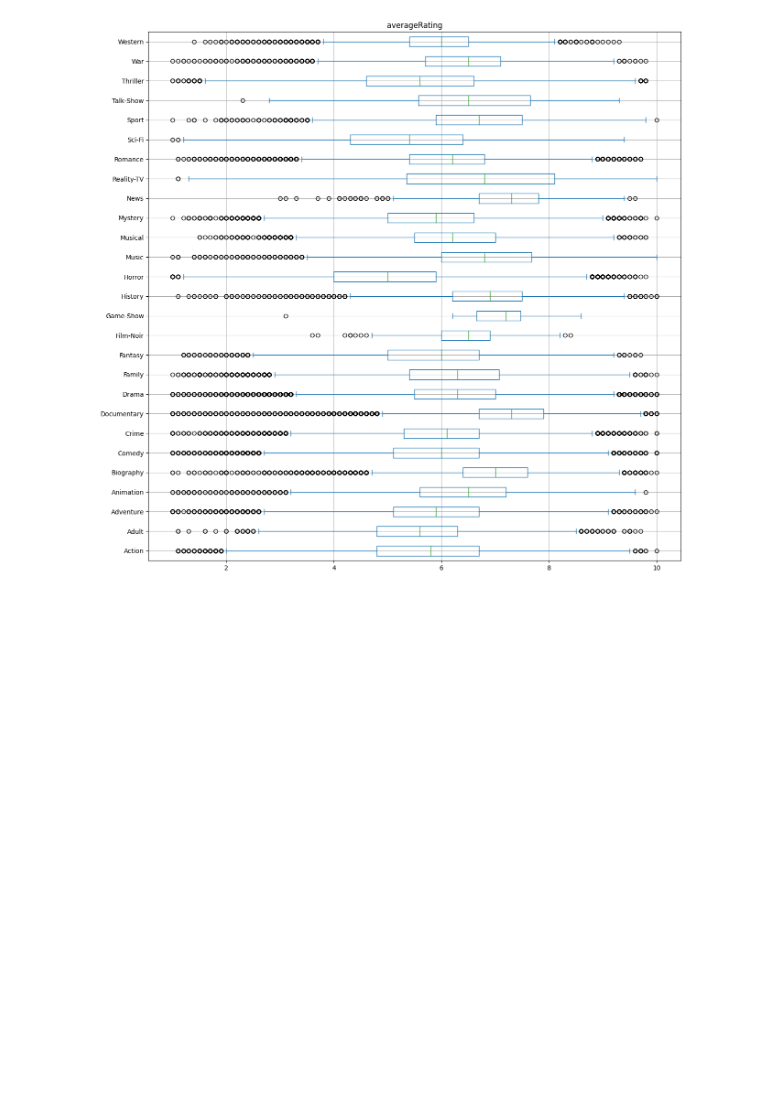
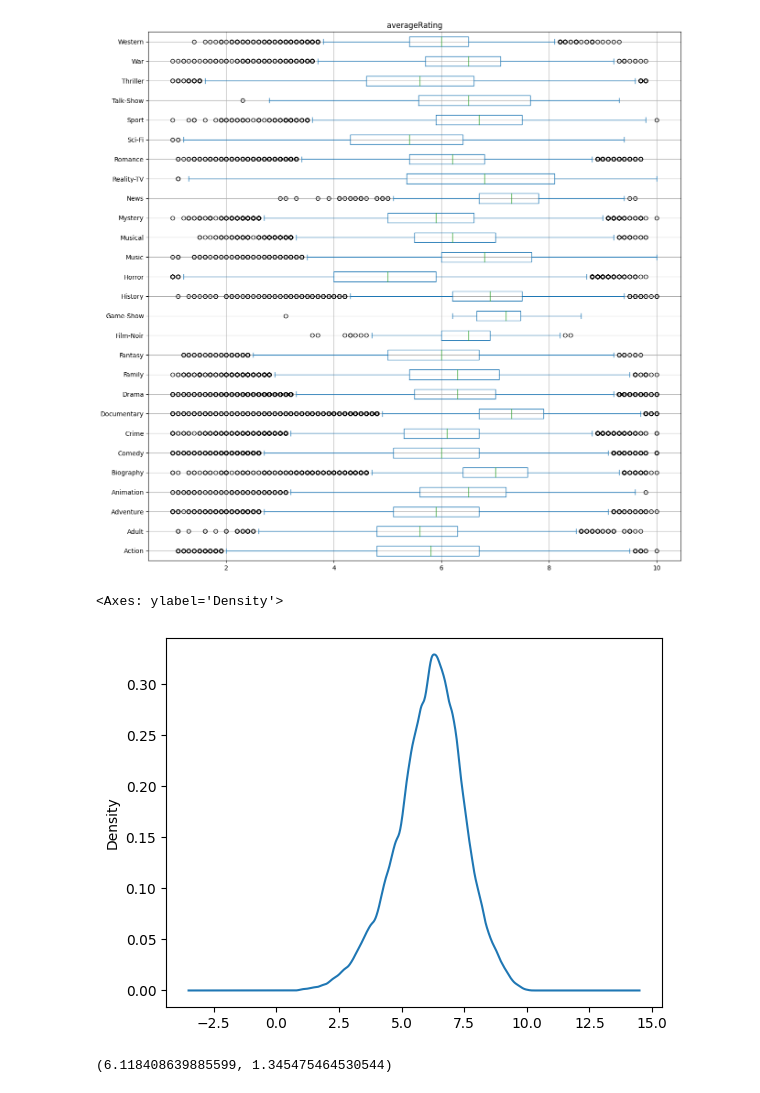
Before and after one commit to gabriel-victor933/Project-Movies-Data-Analysis, a Jupyter notebook: data_viz.ipynb, the cells around one changed output. Drawn from its saved outputs; the diff is of its cells as text; code cells hidden in the pictures; blank space fills up the shorter version.

```diff
--- a/data_viz.ipynb
+++ b/data_viz.ipynb
@@ -255,3 +259,13 @@ movies_filtered.plot.box(column='averageRating',by='genres',figsize=(15,15), gri
 averageRating    Axes(0.125,0.11;0.775x0.77)
 dtype: object
 [figure]
+# %%
+#movies_filtered['averageRating'].plot.hist(bins=50)
+movies_filtered['averageRating'].plot.kde()
+# %% [output]
+<Axes: ylabel='Density'>
+[figure, added]
+# %%
+movies_filtered['averageRating'].mean(),movies_filtered['averageRating'].std()
+# %% [output]
+(6.118408639885599, 1.345475464530544)
```
Also changed, not shown: parts of 6 cells of this notebook, 1 other file.
